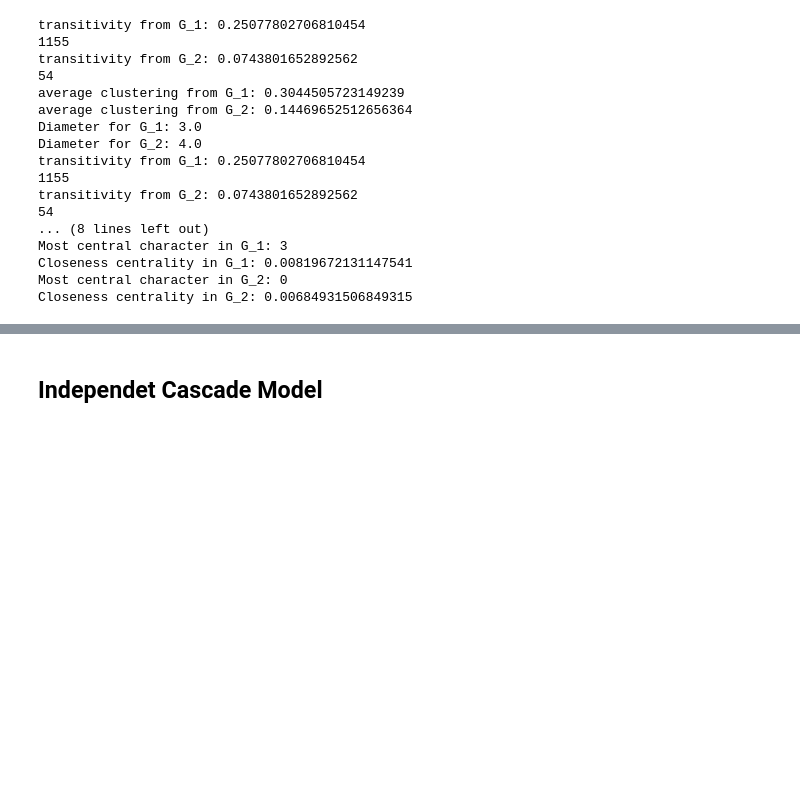
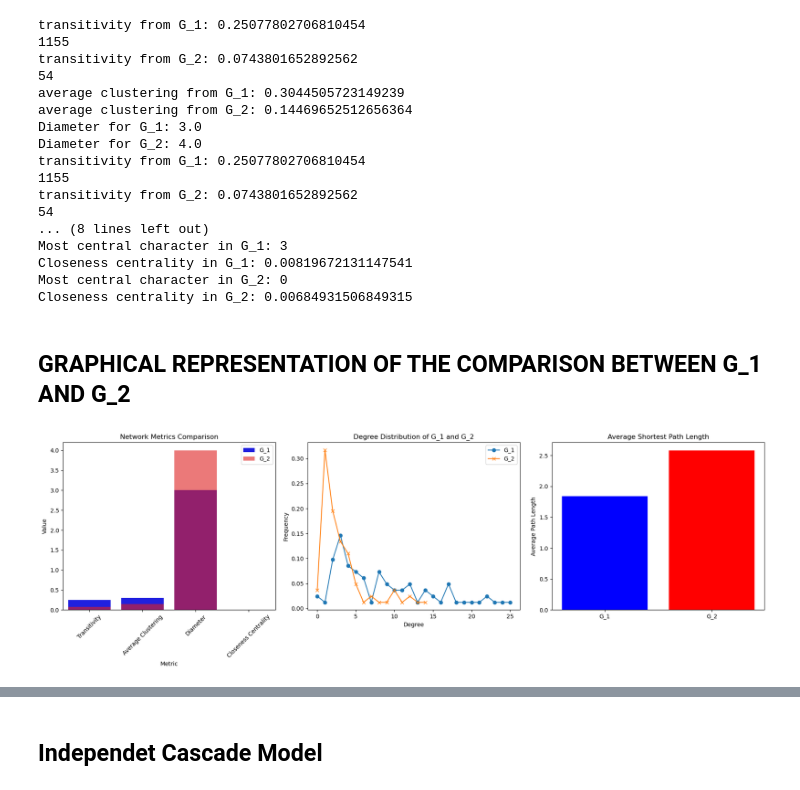
Before and after one commit to MattiaCervelli/Group-Project-SNA, a Jupyter notebook: Final_Graph(complete) (2).ipynb, the cells around one changed output, grey strips where cells are left out. Cells and saved outputs as stored; diff of their text form; code cells hidden in the pictures; blank space fills up the shorter version.

```diff
--- a/Final_Graph(complete) (2).ipynb
+++ b/Final_Graph(complete) (2).ipynb
@@ -954,3 +1282,45 @@ Most central character in G_1: 3
 Closeness centrality in G_1: 0.00819672131147541
 Most central character in G_2: 0
 Closeness centrality in G_2: 0.00684931506849315
+# %% [markdown]
+## GRAPHICAL REPRESENTATION OF THE COMPARISON BETWEEN G_1 AND G_2
+# %%
+metrics_data = {
+    'Metric': ['Transitivity', 'Average Clustering', 'Diameter', 'Closeness Centrality'],
+    'G_1': [custom_trans_from_triangles_1, avg_clustering_custom_1, diameter_1, closeness_centrality_custom_1[most_central_character_1]],
+    'G_2': [custom_trans_from_triangles_2, avg_clustering_custom_2, diameter_2, closeness_centrality_custom_2[most_central_character_2]]
+}
+
+df_metrics = pd.DataFrame(metrics_data)
+
+avg_path_lengths = {
+    'G_1': avg_path_length_unweighted_G_1,
+    'G_2': avg_path_length_unweighted_G_2
+}
+fig, axs = plt.subplots(1, 3, figsize=(18, 6))
+
+#Bar plot for network metrics comparison
+sns.barplot(x='Metric', y='G_1', data=df_metrics, ax=axs[0], color='blue', label='G_1')
+sns.barplot(x='Metric', y='G_2', data=df_metrics, ax=axs[0], color='red', alpha=0.6, label='G_2')
+axs[0].set_title('Network Metrics Comparison')
+axs[0].set_ylabel('Value')
+axs[0].set_xticklabels(axs[0].get_xticklabels(), rotation=45)
+axs[0].legend()
+
+#Degree Distribution
+axs[1].plot(degree_dist_1, label='G_1', marker='o')
+axs[1].plot(degree_dist_2, label='G_2', marker='x')
+axs[1].set_title('Degree Distribution of G_1 and G_2')
+axs[1].set_xlabel('Degree')
+axs[1].set_ylabel('Frequency')
+axs[1].legend()
+
+#Average Shortest Path Length
+axs[2].bar(avg_path_lengths.keys(), avg_path_lengths.values(), color=['blue', 'red'])
+axs[2].set_title('Average Shortest Path Length')
+axs[2].set_ylabel('Average Path Length')
+
+plt.tight_layout()
+plt.show()
+# %% [output]
+[figure, added]
```
Also changed, not shown: parts of 43 cells of this notebook, 1 other file.
